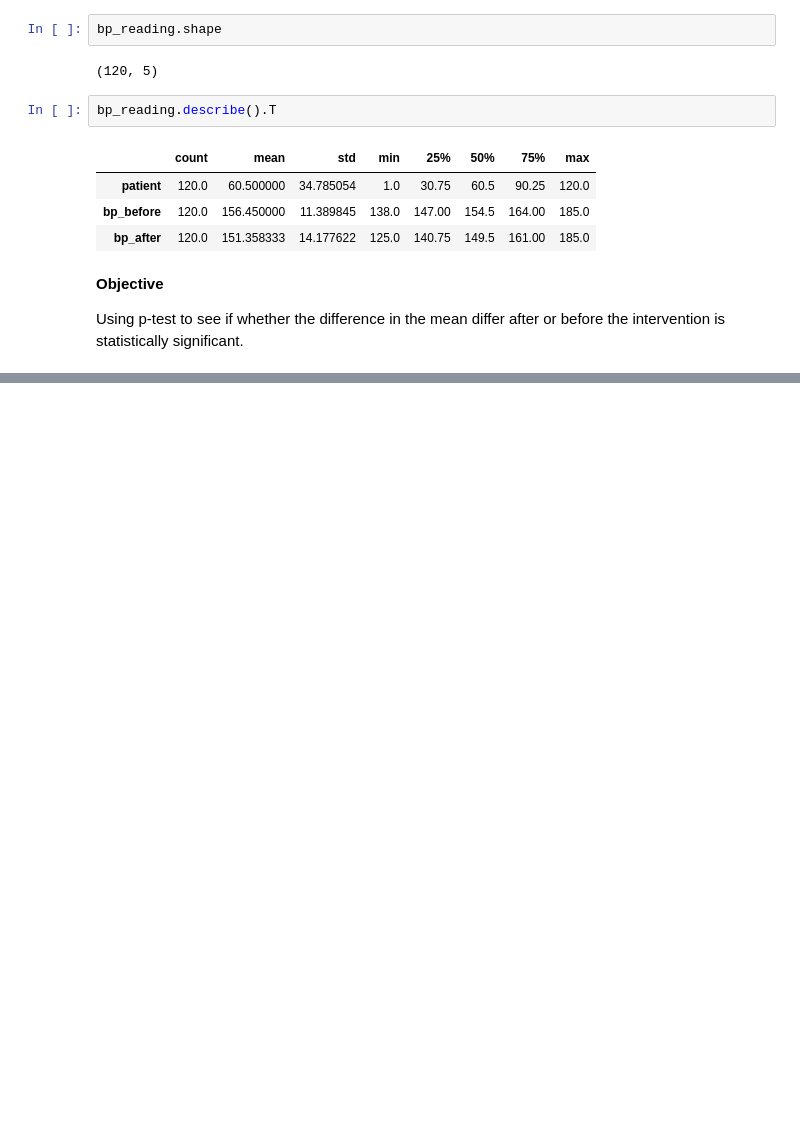
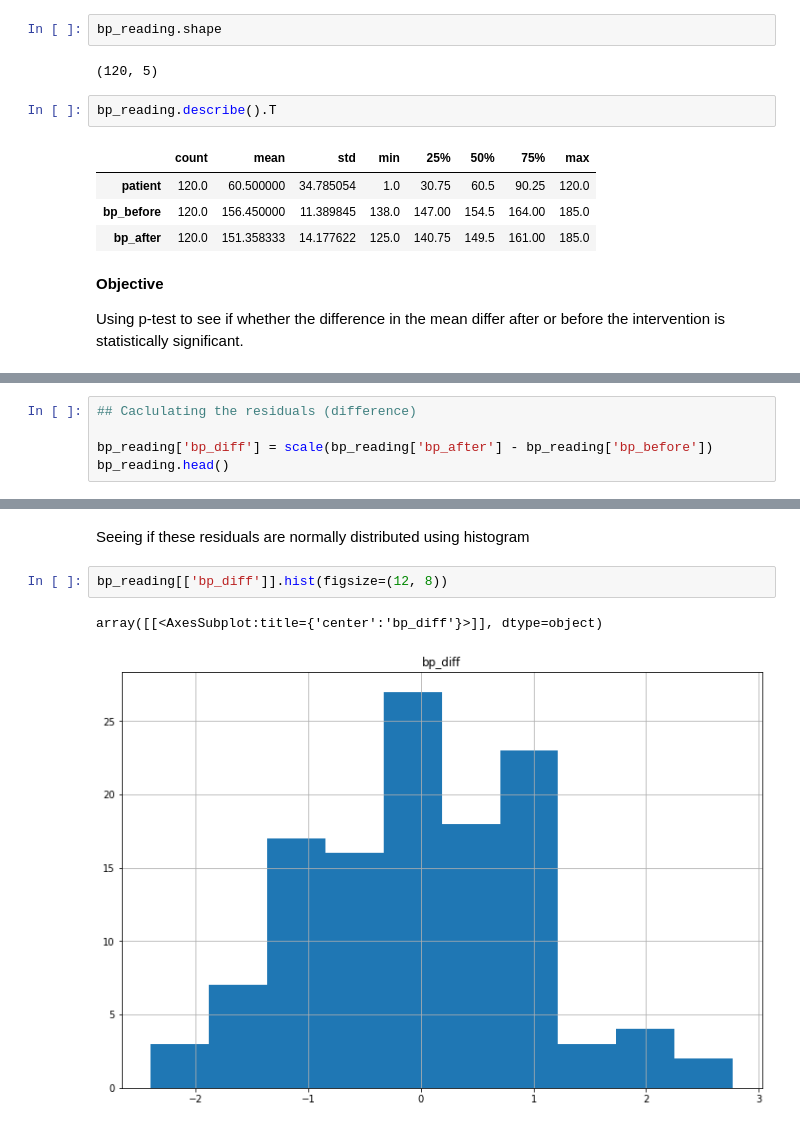
Before and after one commit to Crazz-Zaac/hypothesis-testing-python, a Jupyter notebook: PairedDifferenceT-test.ipynb, the cells around one changed output, grey strips where cells are left out. Saved outputs shown, nothing was run; the diff lists cells and outputs as text; blank space fills up the shorter version.

```diff
--- a/PairedDifferenceT-test.ipynb
+++ b/PairedDifferenceT-test.ipynb
@@ -39,0 +49,5 @@ bp_reading[['bp_before', 'bp_after']].boxplot9
+# %%
+## Caclulating the residuals (difference)
+
+bp_reading['bp_diff'] = scale(bp_reading['bp_after'] - bp_reading['bp_before'])
+bp_reading.head()
@@ -39,0 +61,7 @@ bp_reading[['bp_before', 'bp_after']].boxplot9
+# %% [markdown]
+Seeing if these residuals are normally distributed using histogram
+# %%
+bp_reading[['bp_diff']].hist(figsize=(12, 8))
+# %% [output]
+array([[<AxesSubplot:title={'center':'bp_diff'}>]], dtype=object)
+[figure, added]
```
Also changed, not shown: parts of 14 cells of this notebook, 1 other file.
